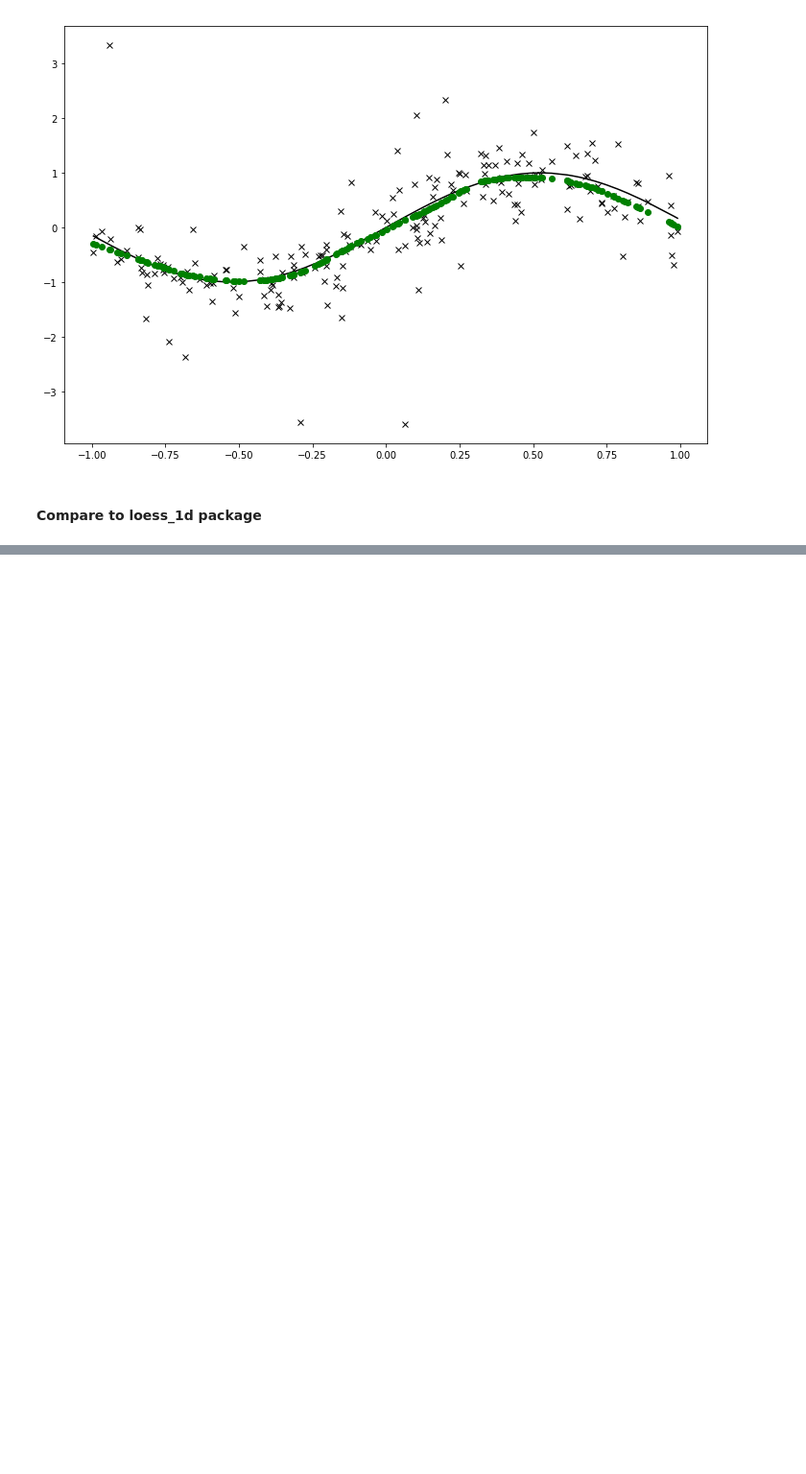
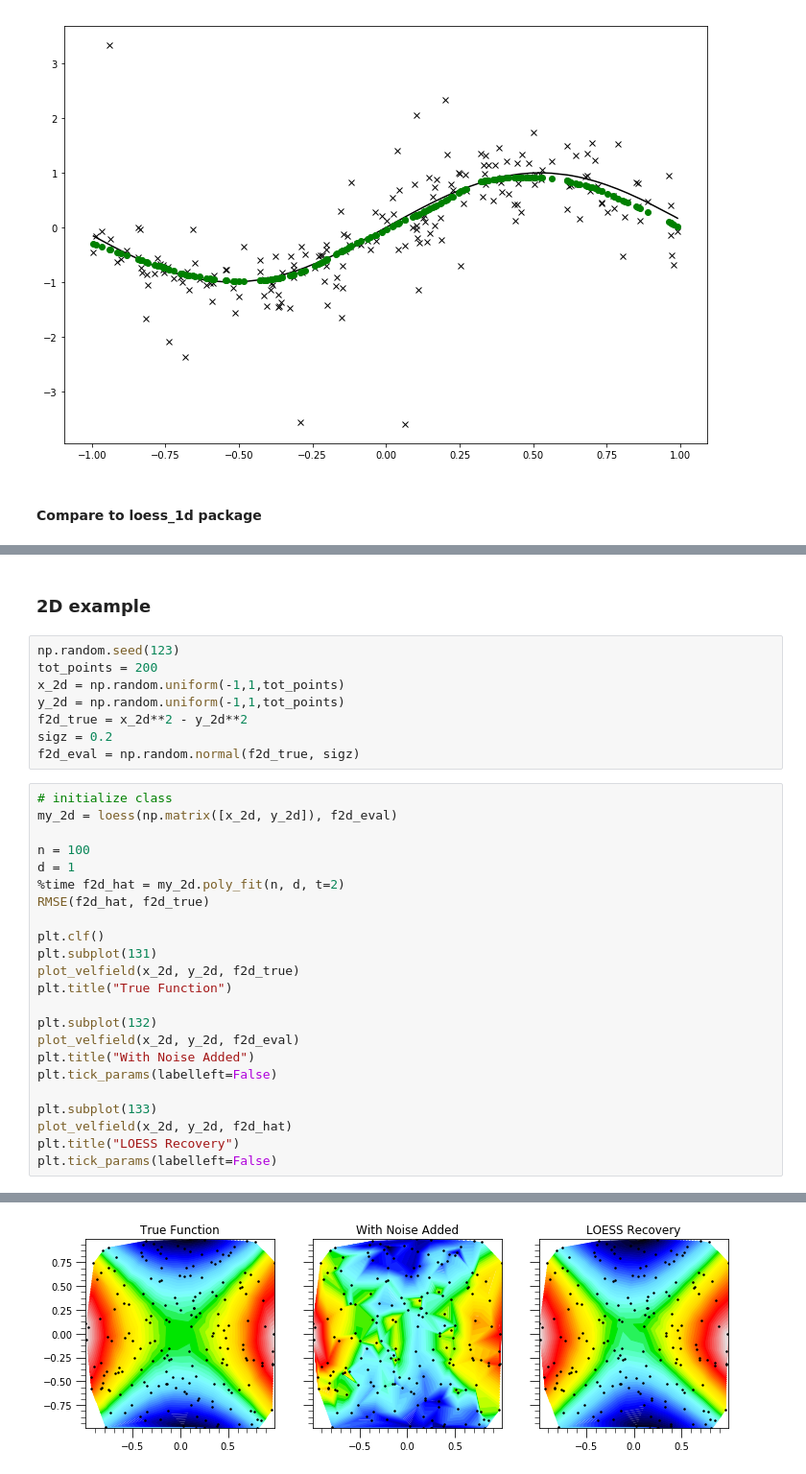
Before and after one commit to mnlevy1981/MARBL-notebooks, a Jupyter notebook: Loess step by step.ipynb, the cells around one changed output, grey strips where cells are left out. Shown at 96% size. Saved outputs shown, nothing was run; the diff lists cells and outputs as text; blank space fills up the shorter version.

Commit message:
LOESS now works with n-dimensional grid
Still works with 1D example, also includes 2D example

```diff
--- a/Loess step by step.ipynb
+++ b/Loess step by step.ipynb
@@ -180,3 +188,37 @@ plt.plot(x, yhat2, 'go')
 # %% [output]
 [<matplotlib.lines.Line2D at 0x...>]
 [figure]
+# %% [markdown]
+### 2D example
+# %%
+np.random.seed(123)
+tot_points = 200
+x_2d = np.random.uniform(-1,1,tot_points)
+y_2d = np.random.uniform(-1,1,tot_points)
+f2d_true = x_2d**2 - y_2d**2
+sigz = 0.2
+f2d_eval = np.random.normal(f2d_true, sigz)
+# %%
+# initialize class
+my_2d = loess(np.matrix([x_2d, y_2d]), f2d_eval)
+
+n = 100
+d = 1
+%time f2d_hat = my_2d.poly_fit(n, d, t=2)
+RMSE(f2d_hat, f2d_true)
+
+plt.clf()
+plt.subplot(131)
+plot_velfield(x_2d, y_2d, f2d_true)
+plt.title("True Function")
+
+plt.subplot(132)
+plot_velfield(x_2d, y_2d, f2d_eval)
+plt.title("With Noise Added")
+plt.tick_params(labelleft=False)
+
+plt.subplot(133)
+plot_velfield(x_2d, y_2d, f2d_hat)
+plt.title("LOESS Recovery")
+plt.tick_params(labelleft=False)
+# %% [output]
@@ -182,0 +228 @@ plt.plot(x, yhat2, 'go')
+[figure, added]
```
Also changed, not shown: parts of 15 cells of this notebook, 1 other file.
